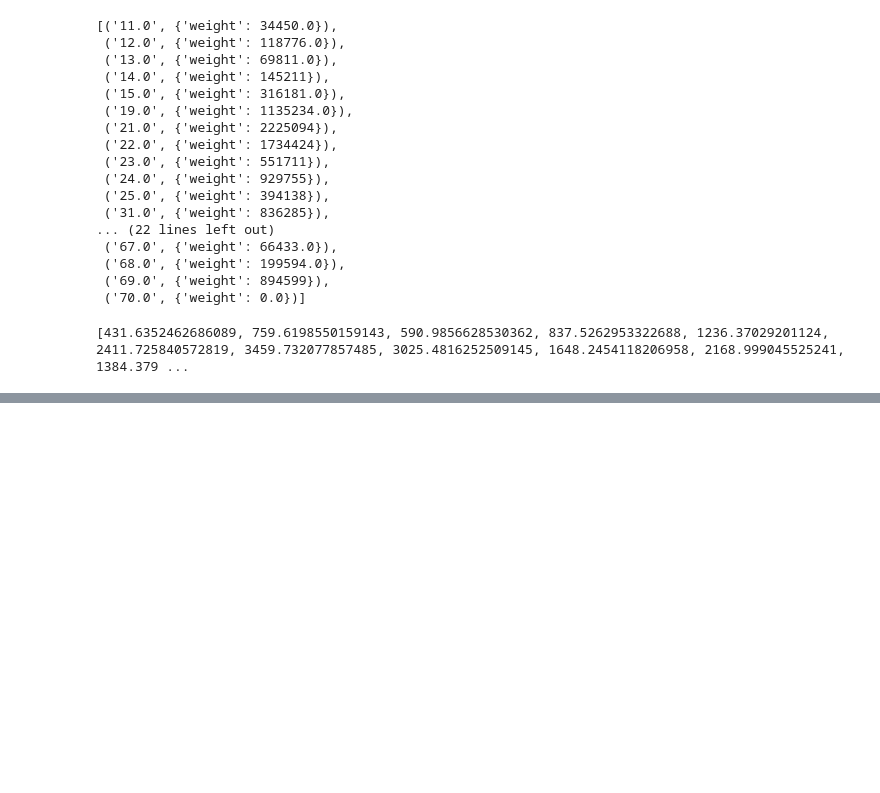
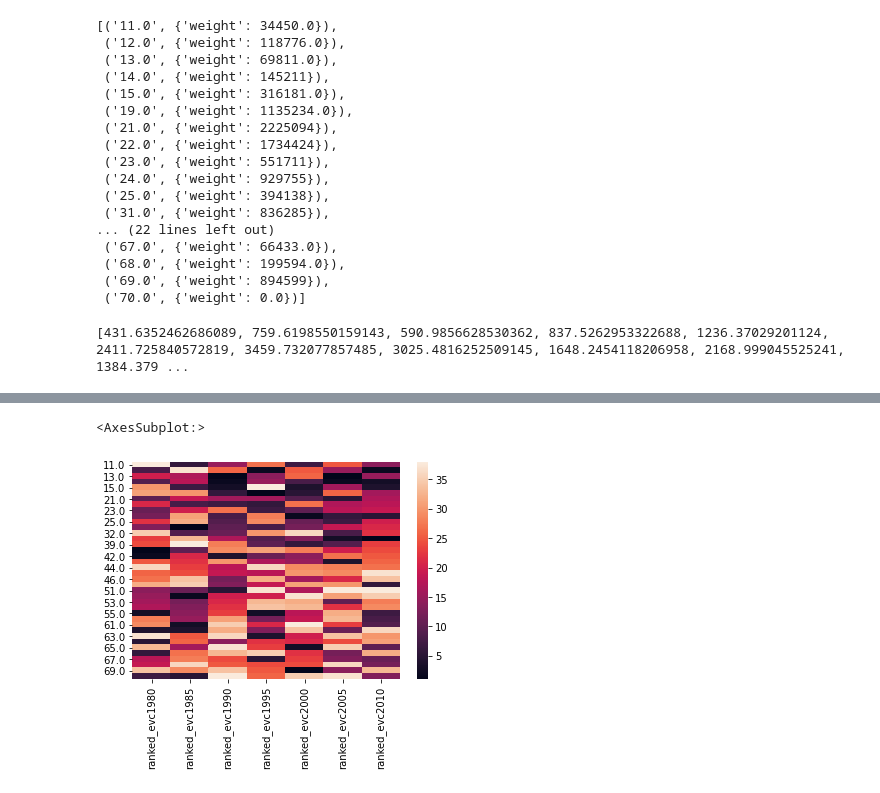
Before and after one commit to yniu87/PatentNetwork, a Jupyter notebook: networkx centralities.ipynb, the cells around one changed output, grey strips where cells are left out. Drawn from its saved outputs; the diff is of its cells as text; code cells hidden in the pictures; blank space fills up the shorter version.

```diff
--- a/networkx centralities.ipynb
+++ b/networkx centralities.ipynb
@@ -141,0 +144,6 @@ for y in year:
+# %%
+ranked = new[['ranked_evc1980', 'ranked_evc1985','ranked_evc1990','ranked_evc1995','ranked_evc2000','ranked_evc2005','ranked_evc2010']].copy()
+sns.heatmap(ranked)
+# %% [output]
+<AxesSubplot:>
+[figure, added]
```
Also changed, not shown: parts of 5 cells of this notebook.
